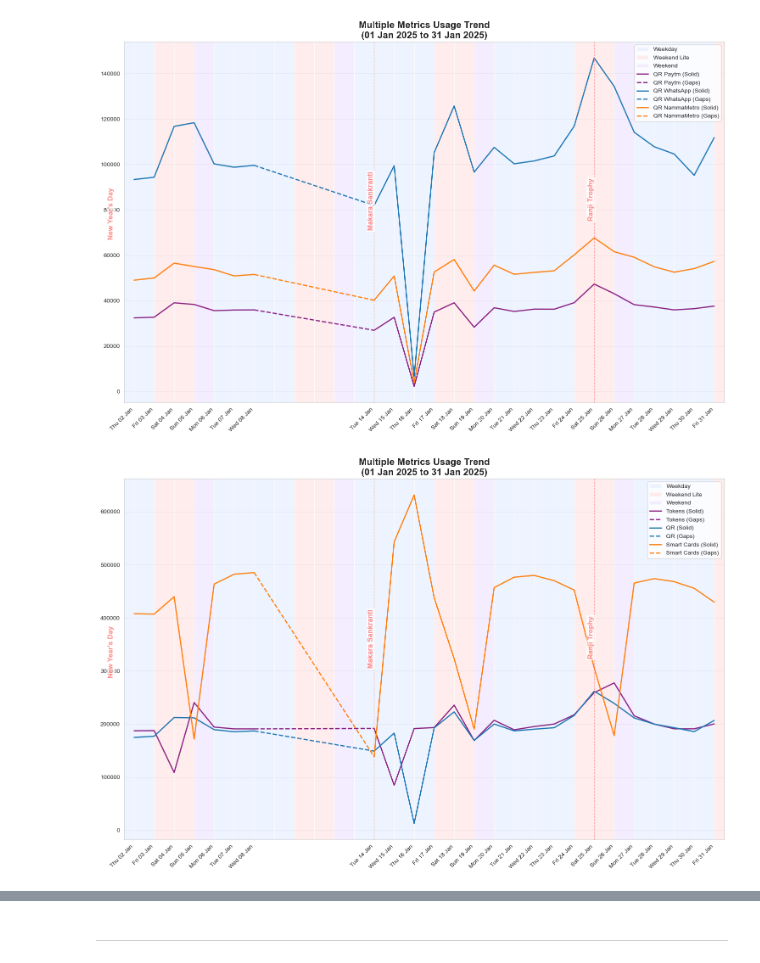
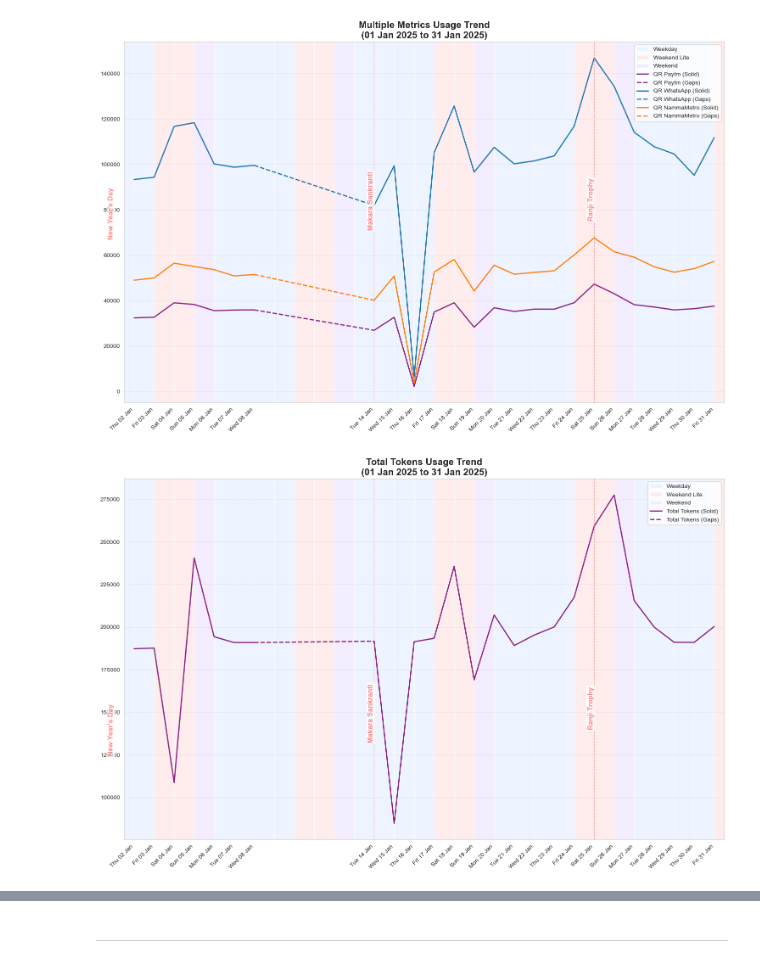
Before and after one commit to thecont1/namma-metro-ridership-tracker, a Jupyter notebook: ridership_3analysis.ipynb, the cells around one changed output, grey strips where cells are left out. Saved outputs shown, nothing was run; the diff lists cells and outputs as text; code cells hidden in the pictures.

```diff
--- a/ridership_3analysis.ipynb
+++ b/ridership_3analysis.ipynb
@@ -386,9 +386,8 @@ Sunday       13
 Name: count, dtype: int64
 # %%
 # Configure parameters to calculate day of week averages
-number_of_days = 7*13
-end_date = pd.to_datetime('2025-02-08')
-start_date = max(end_date - pd.Timedelta(days=number_of_days-1), df['Record Date'].min())
+number_of_days = 7*12
+end_date = '2025-01-31'
 exclude_dates = ['2025-01-14', '2025-01-15', '2025-01-16', '2025-01-25']
 # %%
 # Average Daily Ridership by Day of Week: the weekly_average data
@@ -402,6 +401,8 @@ rename_map = {
 payment_columns = ['Smart Cards', 'NCMC', 'Tokens', 'QR', 'Group Ticket']
 day_order = ['Monday', 'Tuesday', 'Wednesday', 'Thursday', 'Friday', 'Saturday', 'Sunday']
 
+end_date = pd.to_datetime(end_date)
+start_date = max(end_date - pd.Timedelta(days=number_of_days-1), df['Record Date'].min())
 mask = (df['Record Date'] >= start_date) & (df['Record Date'] <= end_date)
 if exclude_dates:
     exclude_dates = pd.to_datetime(exclude_dates)
@@ -418,8 +419,10 @@ weekly_average = weekly_average.apply(
     .astype('Int64'))
 weekly_average['Total Riders'] = weekly_average.sum(axis=1)
 
+neat_date = lambda d: d.strftime('%b %d %Y').lstrip('0').replace(' 0', ' ')
 print("=" * 45)
-print("Average Daily Ridership by Day of Week")
+print("Ridership by Day of Week and Payment Method")
+print(f"Averaged between {neat_date(start_date)} and {neat_date(end_date)}")
 print("=" * 45)
 display(weekly_average)
 # %% [output]
@@ -1932,12 +2046,12 @@ ax = plot_passes_trend(df,
 # %%
 end_date = '2025-01-31'
 number_of_days = 31
-pass_types = ['Tokens', 'QR', 'Smart Cards']
+pass_types = ['Total Tokens']
 
-ax = plot_passes_trend(df2,
-                number_of_days=number_of_days,
-                end_date=end_date,
-                pass_types=pass_types,
-                significant_dates=True)
+ax = plot_passes_trend(df,
+                    number_of_days=number_of_days,
+                    end_date=end_date,
+                    pass_types=pass_types,
+                    significant_dates=True)
 # %% [output]
-[figure, old version]
+[figure, new version]
```
Also changed, not shown: parts of 26 cells of this notebook, 1 other file.
